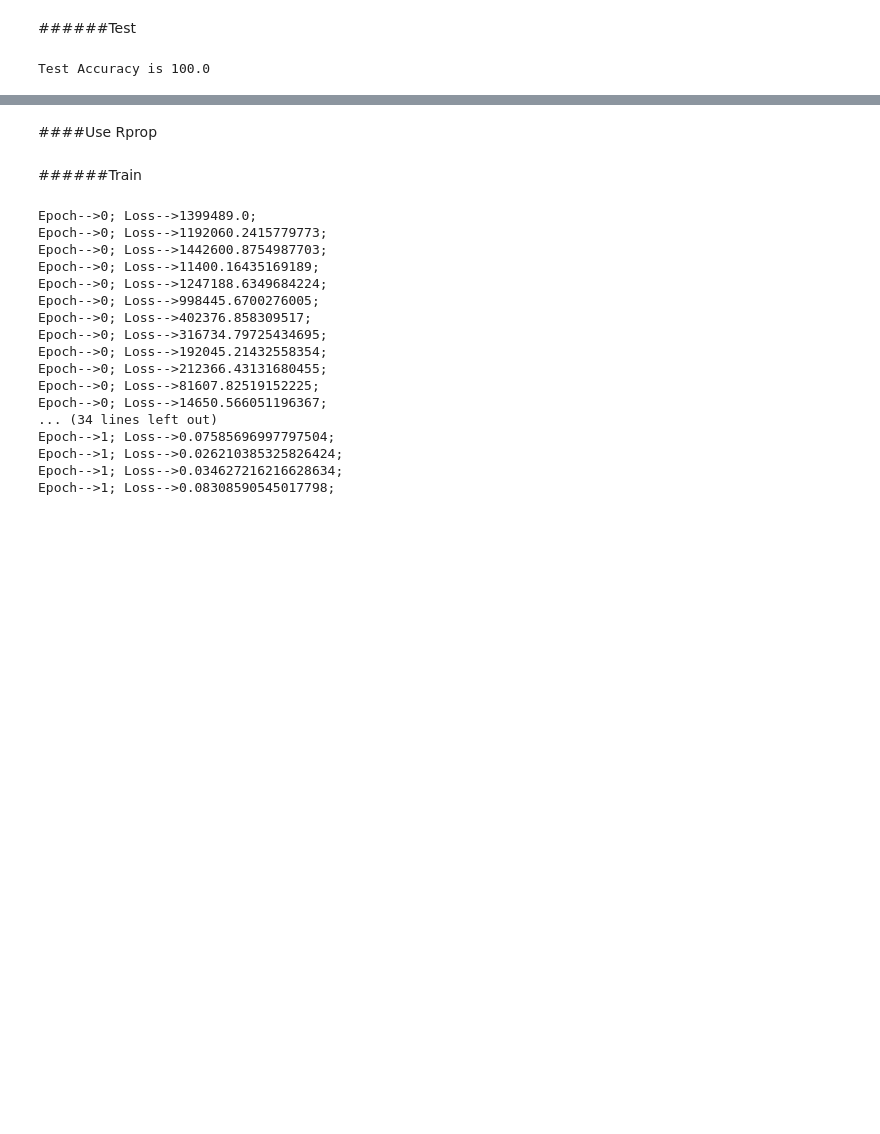
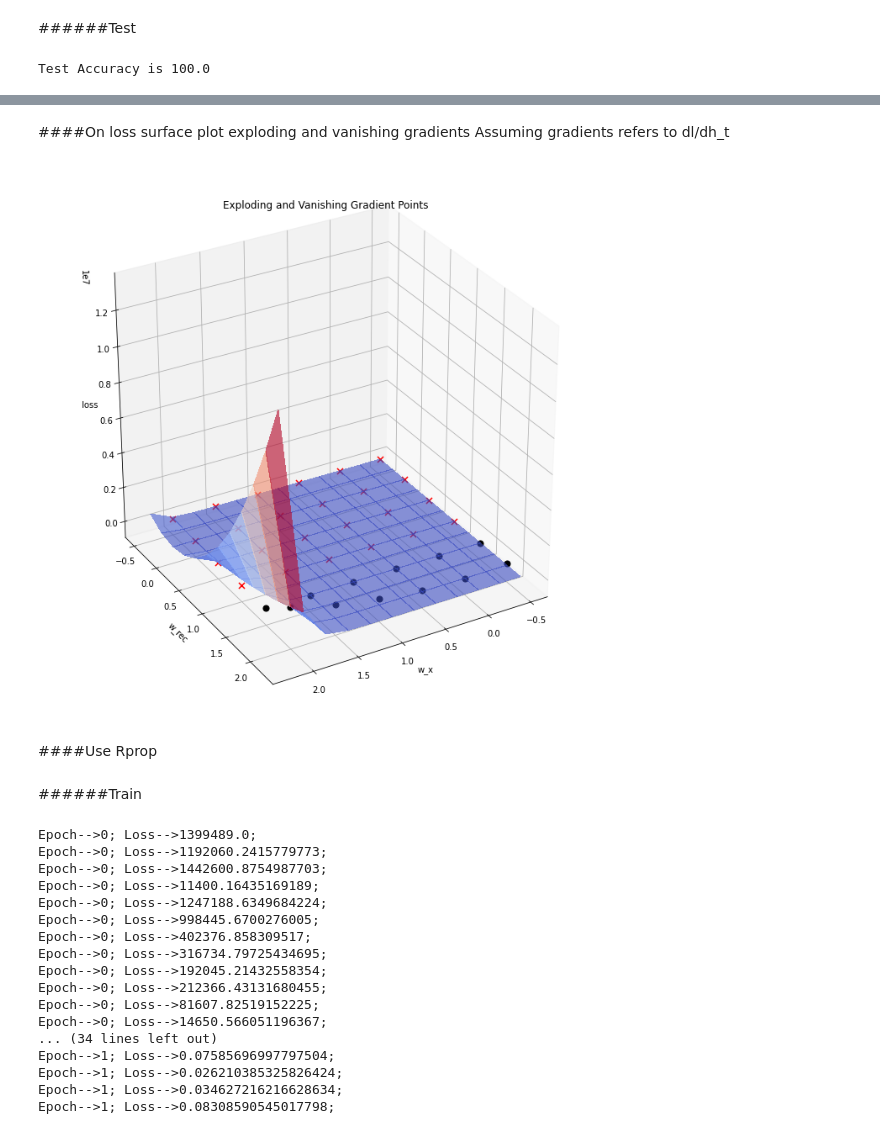
Before and after one commit to vinx-2105/Artificial_Neural_Networks_Labs, a Jupyter notebook: ANN_lab2.ipynb, the cells around one changed output, grey strips where cells are left out. Saved outputs shown, nothing was run; the diff lists cells and outputs as text; code cells hidden in the pictures; blank space fills up the shorter version.

```diff
--- a/ANN_lab2.ipynb
+++ b/ANN_lab2.ipynb
@@ -231,3 +302,26 @@ plot_graph([-3,3], [-3,3], compute_average_loss)
+# %% [markdown]
+####On loss surface plot exploding and vanishing gradients
+Assuming gradients refers to dl/dh_t
+# %%
+dl_dht_vs_t_exploding = {}
+for w_rec_temp in np.arange(-0.5, 2.5, .5):
+  for w_x_temp in np.arange(-0.5, 2.5, .5):
+    dl_dht_vs_t_exploding[(w_x_temp, w_rec_temp)] = False
+    if abs(w_rec_temp)>1.0: dl_dht_vs_t_exploding[(w_x_temp, w_rec_temp)] = True
+
+vanishing_points = []
+exploding_points = []
+
+for k, v in dl_dht_vs_t_exploding.items():
+  if v==True:
+    exploding_points.append(k)
+  else:
+    vanishing_points.append(k)
+# %%
+plot_graph(x_range=[-0.5, 2.5], y_range=[-0.5, 2.5], funx=compute_average_loss, title="Exploding and Vanishing Gradient Points", points_1=exploding_points,
+           points_2=vanishing_points)
+# %% [output]
+[figure, added]
 # %% [markdown]
 ####Use Rprop
 # %% [markdown]
```
Also changed, not shown: parts of 24 cells of this notebook.
